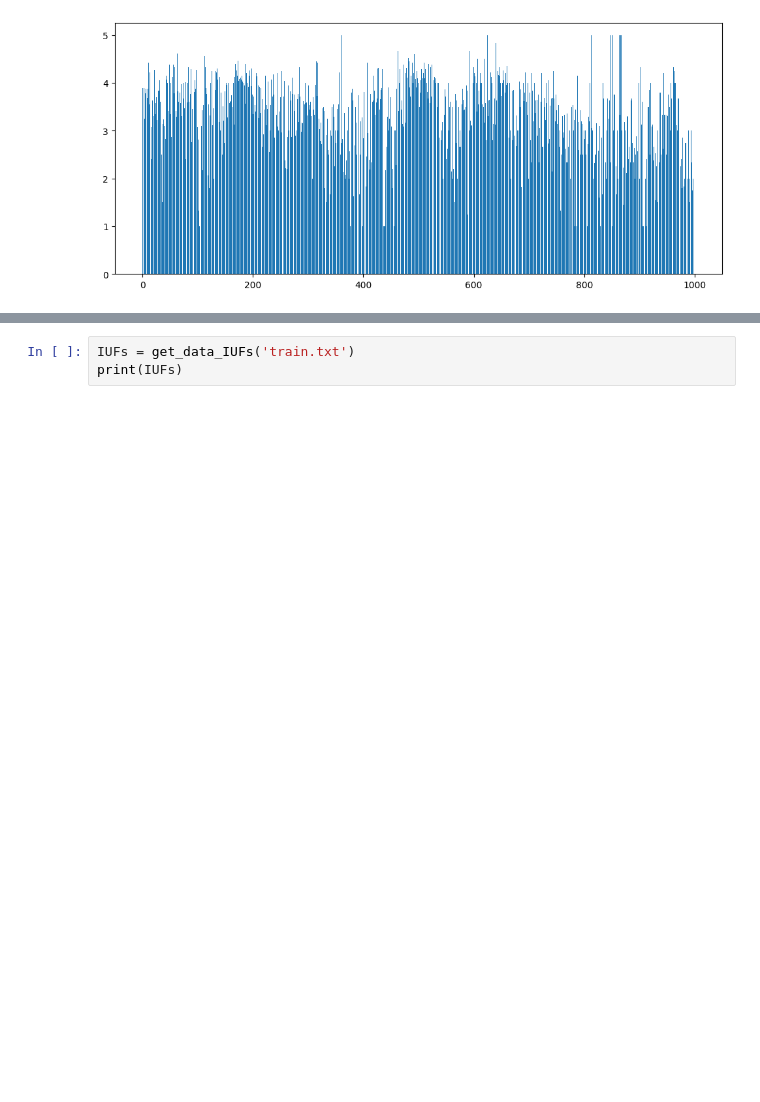
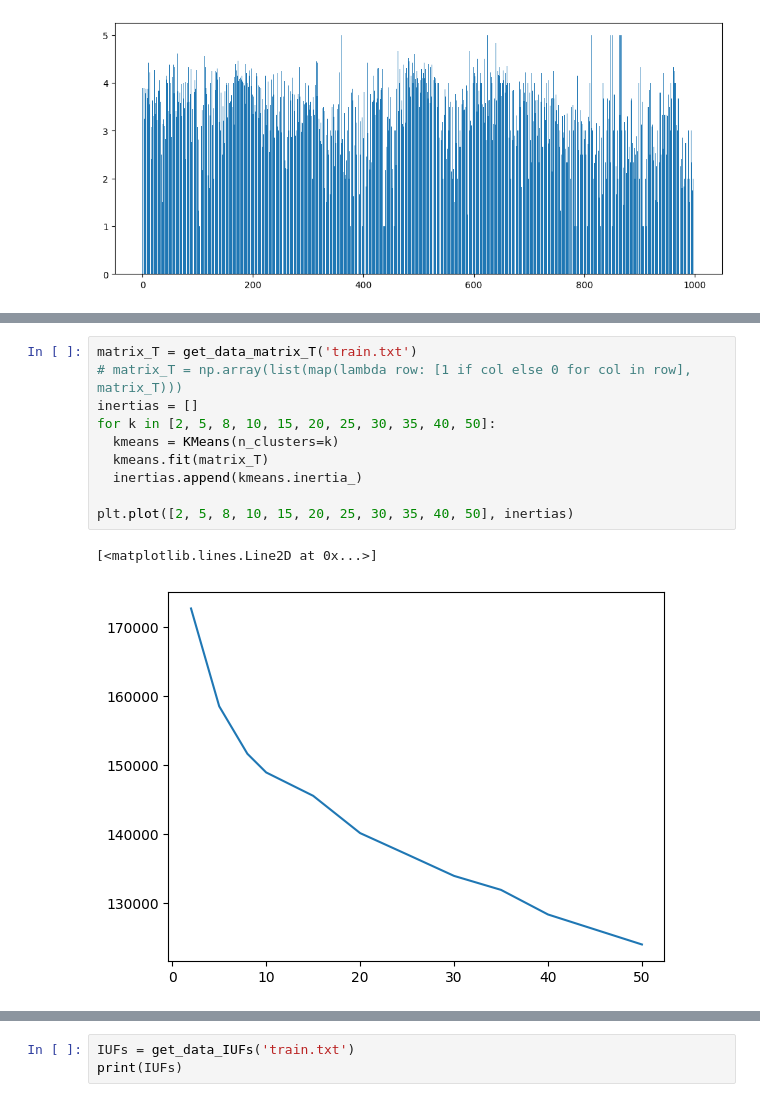
Before and after one commit to rileywong311/CSEN-169-Projects, a Jupyter notebook: recommendations/analytics.ipynb, the cells around one changed output, grey strips where cells are left out. Cells and saved outputs as stored; diff of their text form; blank space fills up the shorter version.

```diff
--- a/recommendations/analytics.ipynb
+++ b/recommendations/analytics.ipynb
@@ -27,0 +77,13 @@ plt.plot()
+# %%
+matrix_T = get_data_matrix_T('train.txt')
+# matrix_T = np.array(list(map(lambda row: [1 if col else 0 for col in row], matrix_T)))
+inertias = []
+for k in [2, 5, 8, 10, 15, 20, 25, 30, 35, 40, 50]:
+  kmeans = KMeans(n_clusters=k)
+  kmeans.fit(matrix_T)
+  inertias.append(kmeans.inertia_)
+
+plt.plot([2, 5, 8, 10, 15, 20, 25, 30, 35, 40, 50], inertias)
+# %% [output]
+[<matplotlib.lines.Line2D at 0x...>]
+[figure, added]
```
Also changed, not shown: parts of 19 cells of this notebook, 4 other files.
